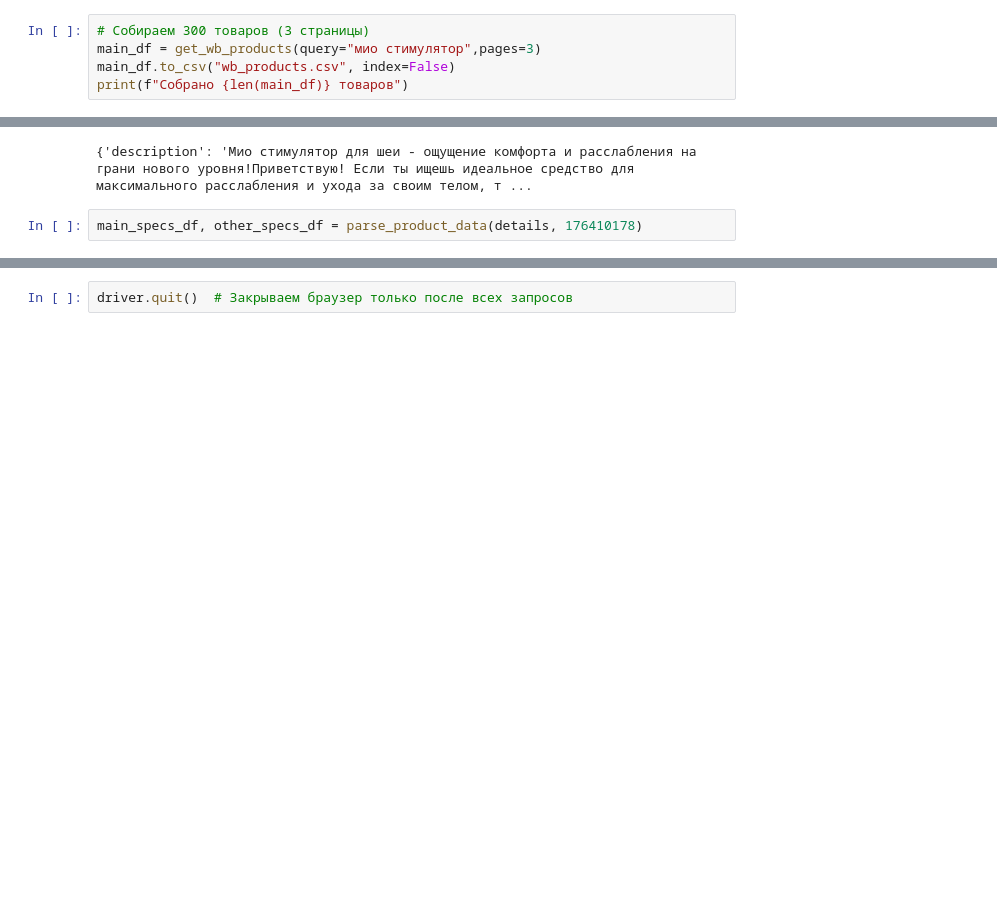
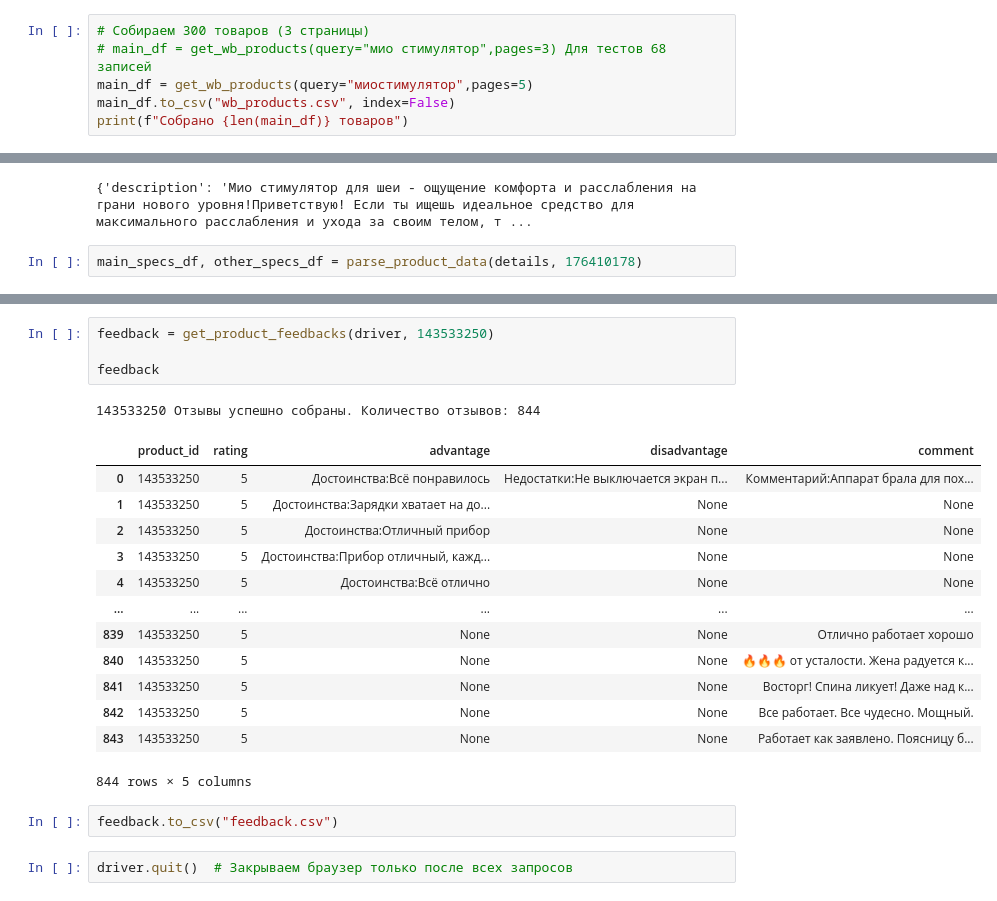
Before and after one commit to nekitmilk/ElectroPunk, a Jupyter notebook: src/notebooks/analisys.ipynb, the cells around one changed output, grey strips where cells are left out. Saved outputs shown, nothing was run; the diff lists cells and outputs as text; blank space fills up the shorter version.

Commit message:
parser of feedbacks

```diff
--- a/src/notebooks/analisys.ipynb
+++ b/src/notebooks/analisys.ipynb
@@ -3,7 +3,8 @@ from parser import *
 from config_parser import *
 # %%
 # Собираем 300 товаров (3 страницы)
-main_df = get_wb_products(query="мио стимулятор",pages=3)
+# main_df = get_wb_products(query="мио стимулятор",pages=3) Для тестов 68 записей
+main_df = get_wb_products(query="миостимулятор",pages=5)
 main_df.to_csv("wb_products.csv", index=False)
 print(f"Собрано {len(main_df)} товаров")
 # %% [output]
@@ -117,3 +233,24 @@ main_specs_df, other_specs_df = parse_product_data(details, 176410178)
+# %%
+feedback = get_product_feedbacks(driver, 143533250)
+
+feedback
+# %% [output]
+143533250 Отзывы успешно собраны. Количество отзывов: 844
+|  | product_id | rating | advantage | disadvantage | comment |
+| 0 | 143533250 | 5 | Достоинства:Всё понравилось | Недостатки:Не выключается экран п... | Комментарий:Аппарат брала для пох... |
+| 1 | 143533250 | 5 | Достоинства:Зарядки хватает на до... | None | None |
+| 2 | 143533250 | 5 | Достоинства:Отличный прибор | None | None |
+| 3 | 143533250 | 5 | Достоинства:Прибор отличный, кажд... | None | None |
+| 4 | 143533250 | 5 | Достоинства:Всё отлично | None | None |
+| ... | ... | ... | ... | ... | ... |
+| 839 | 143533250 | 5 | None | None | Отлично работает хорошо |
+| 840 | 143533250 | 5 | None | None | 🔥🔥🔥 от усталости. Жена радуется к... |
+| 841 | 143533250 | 5 | None | None | Восторг! Спина ликует! Даже над к... |
+| 842 | 143533250 | 5 | None | None | Все работает. Все чудесно. Мощный. |
+| 843 | 143533250 | 5 | None | None | Работает как заявлено. Поясницу б... |
+844 rows × 5 columns
+# %%
+feedback.to_csv("feedback.csv")
 # %%
 driver.quit()  # Закрываем браузер только после всех запросов
 # %% [markdown]
```
Also changed, not shown: parts of 5 cells of this notebook, 4 other files.
